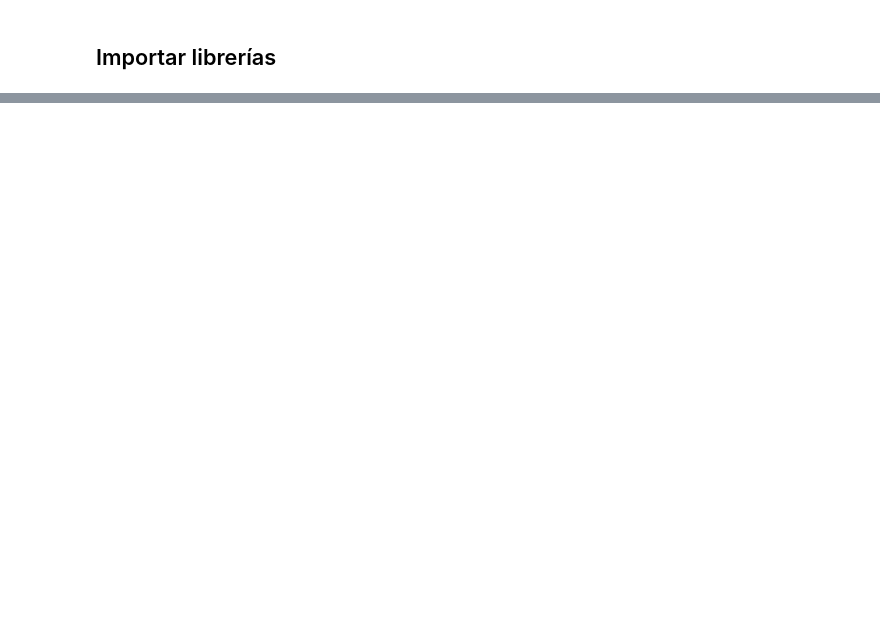
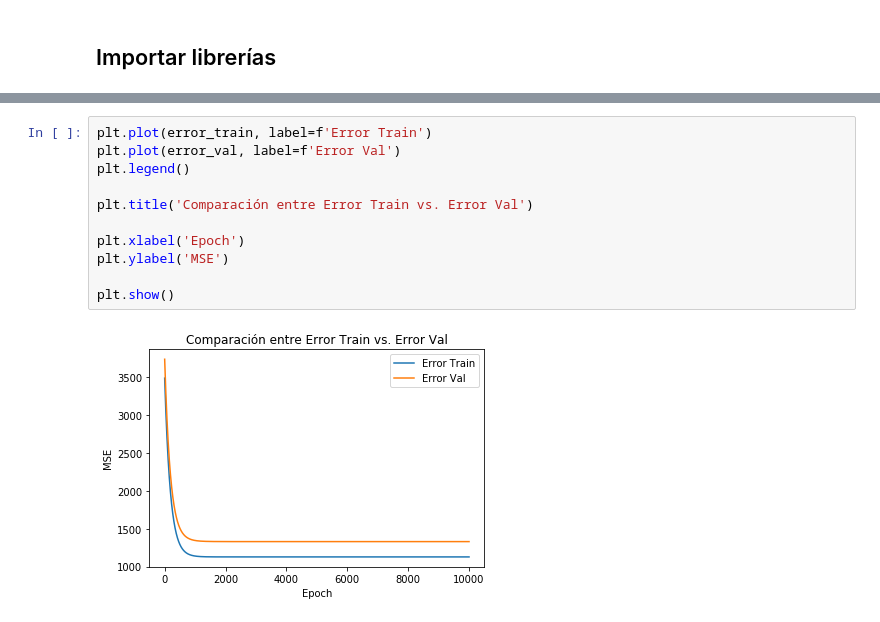
Before and after one commit to jmorellid/EspecializacionIA, a Jupyter notebook: 01_Introducción_Inteligencia_Artificial/Examen/examen_IIA.ipynb, the cells around one changed output, grey strips where cells are left out. Cells and saved outputs as stored; diff of their text form; blank space fills up the shorter version.

```diff
--- a/01_Introducción_Inteligencia_Artificial/Examen/examen_IIA.ipynb
+++ b/01_Introducción_Inteligencia_Artificial/Examen/examen_IIA.ipynb
@@ -38,0 +218,13 @@ data = X(filepath, Structure)
+# %%
+plt.plot(error_train, label=f'Error Train')
+plt.plot(error_val, label=f'Error Val')
+plt.legend()
+
+plt.title('Comparación entre Error Train vs. Error Val')
+
+plt.xlabel('Epoch')
+plt.ylabel('MSE')
+
+plt.show()
+# %% [output]
+[figure, added]
```
Also changed, not shown: parts of 13 cells of this notebook.
